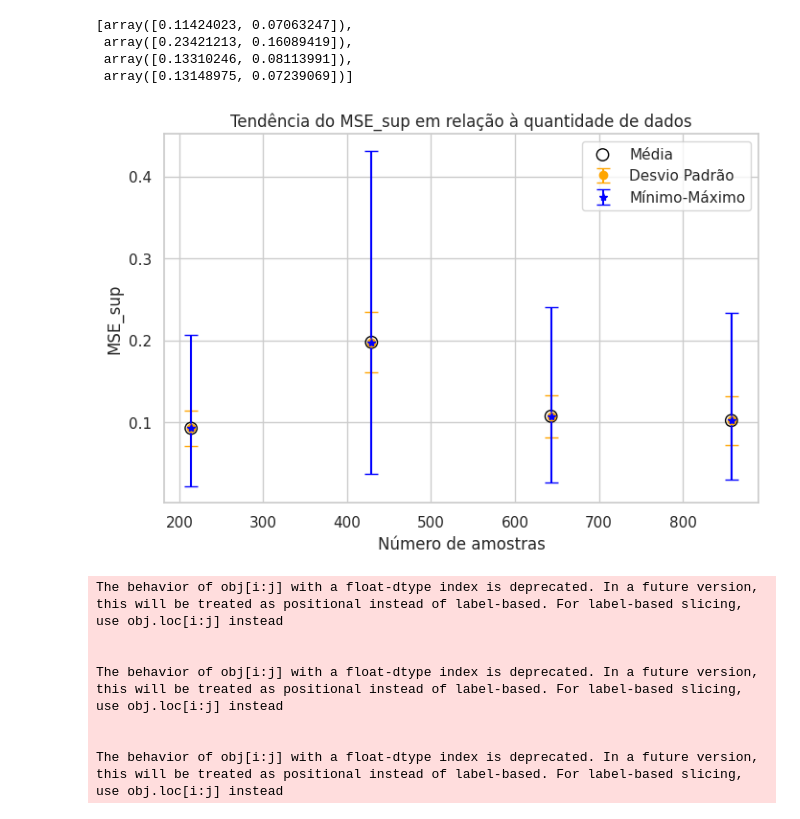
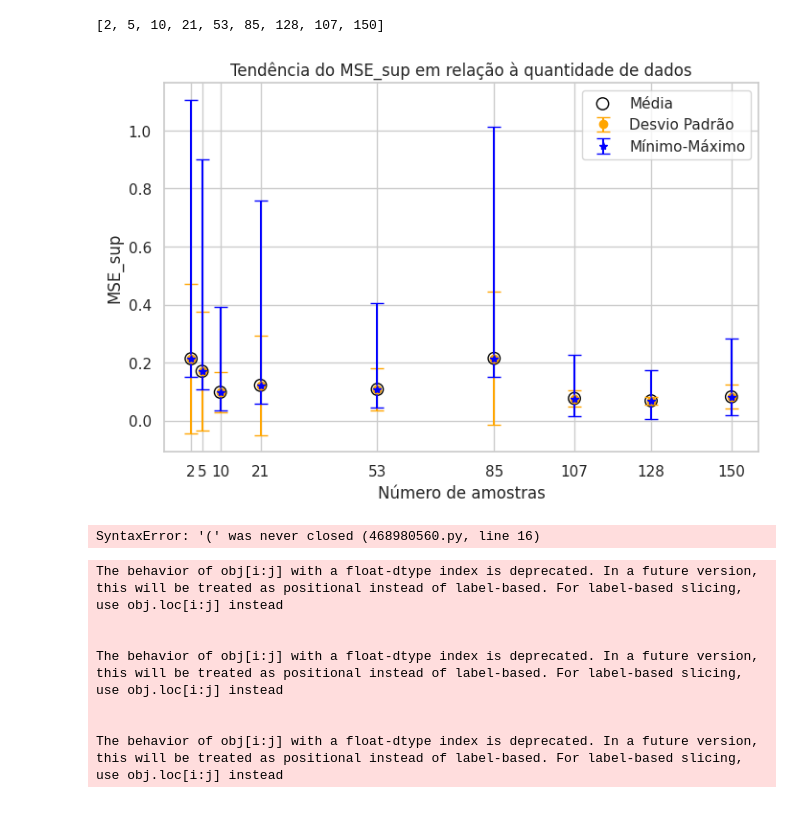
Before and after one commit to sarahmss/IC-2025.1, a Jupyter notebook: robot-data/EvalSmallSamplesProblem.ipynb, the cells around one changed output. Drawn from its saved outputs; the diff is of its cells as text; code cells hidden in the pictures.

Commit message:
small samples problem

```diff
--- a/robot-data/EvalSmallSamplesProblem.ipynb
+++ b/robot-data/EvalSmallSamplesProblem.ipynb
@@ -63,22 +63,22 @@ class EvalSmallSizeProblem:
 
     def Evaluate(self):
         DatasetSize = len(self.df)
-        percentages = np.arange(0.001, 0.5, 0.05)
+        percentages = [0.001, 0.0025, 0.005, 0.01, 0.025, 0.04, 0.06, 0.05, 0.07]
         self.num_samples = [int(DatasetSize * p) for p in percentages]
 
         for size in self.num_samples:
             self.GetData(size=size)
+            mse_values = []
             model = models.Sequential([
-                layers.Input(shape=(2, 1)),
-                layers.SimpleRNN(
-                    5,
-                    return_sequences=False,
-                    kernel_regularizer=regularizers.l2(0.01)
-                ),
-                layers.Dense(1, kernel_regularizer=regularizers.l2(0.01))
+            layers.Input(shape=(2, 1)),
+            layers.SimpleRNN(
+                5,
+                return_sequences=False,
+                kernel_regularizer=regularizers.l2(0.01)
+            ),
+            layers.Dense(1, kernel_regularizer=regularizers.l2(0.01))
             ])
-            mse_values = []
-            for i in range(500):
+            for i in range(10):
                 print(f"---- {size}:{i} -----")
                 self.CompileModel(model, epochs=100)
                 self.GetData(size=DatasetSize)
@@ -108,10 +109,7 @@ problem.Evaluate()
 # %%
-problem.mse_results
+problem.num_samples
 # %% [output]
-[array([0.11424023, 0.07063247]),
- array([0.23421213, 0.16089419]),
- array([0.13310246, 0.08113991]),
- array([0.13148975, 0.07239069])]
+[2, 5, 10, 21, 53, 85, 128, 107, 150]
 # %%
 
 
@@ -121,35 +119,35 @@ def PlotMSE(mse_results, num_samples, img_name="mse_plot.png"):
     # Calcular estatísticas corretamente
     mse_mean = np.mean(mse_results, axis=1)
     mse_std = np.std(mse_results, axis=1)
     mse_min = np.min(mse_results, axis=1)
     mse_max = np.max(mse_results, axis=1)
 
     # Estilo
     sns.set_theme(style="whitegrid")
 
     plt.figure(figsize=(8, 5))
 
     # Gráfico de erro padrão com traços nos extremos
     plt.errorbar(num_samples, mse_mean, yerr=mse_std, fmt="o", label="Desvio Padrão", color="orange", capsize=5)
 
     # Gráfico de faixa Min-Max com traços nos extremos
     plt.errorbar(num_samples, mse_mean, yerr=[mse_min, mse_max], fmt="*", label="Mínimo-Máximo", color="blue", capsize=5)
 
     # Média dos valores com marcadores vazados
     plt.scatter(num_samples, mse_mean, label="Média", edgecolors="black", facecolors="none", s=80)
 
     plt.xlabel("Número de amostras")
     plt.ylabel("MSE_sup")
     plt.title("Tendência do MSE_sup em relação à quantidade de dados")
     plt.legend()
-
+    plt.xticks(num_samples)
     plt.savefig(f"content/{img_name}", format="png", dpi=300)
     plt.show()
 
 
 PlotMSE(problem.mse_results, problem.num_samples)
 # %% [output]
-[figure, old version]
+[figure, new version]
 # %%
 import plotly.offline as py
 import plotly.graph_objs as go
@@ -165,8 +163,6 @@ def PlotSurface(data):
 
     # Criar a superfície original
     fig_surface = ff.create_trisurf(x=x_sup, y=y_sup, z=z_sup, simplices=tri.simplices, colormap='Greys')
-
-    virtual_surface = go.Surface(
 
 
     # Criar a figura com uma única cena
@@ -194,6 +190,8 @@ def PlotSurface(data):
         )
     )
     py.iplot(fig)
+# %% [output]
+SyntaxError: '(' was never closed (468980560.py, line 16)
 # %%
 PlotSurface(data)
 # %% [output]
```
Also changed, not shown: parts of 1 cell of this notebook, 1 other file.
